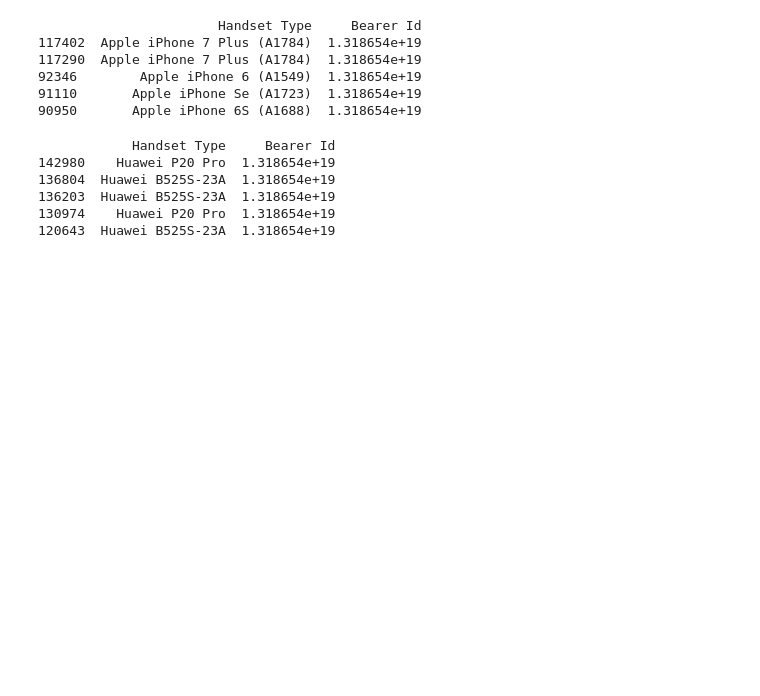
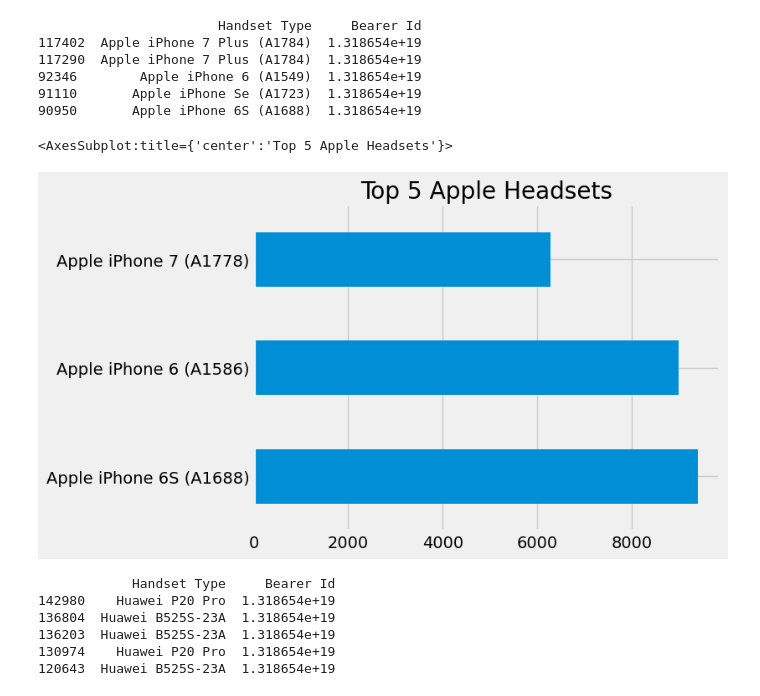
Before and after one commit to nahomHmichael/Telecom-User-Analytics, a Jupyter notebook: notebooks/user_overview_analysis.ipynb, the cells around one changed output. Cells and saved outputs as stored; diff of their text form; code cells hidden in the pictures; blank space fills up the shorter version.

Commit message:
Update: added visualizations to user_overview notebook

```diff
--- a/notebooks/user_overview_analysis.ipynb
+++ b/notebooks/user_overview_analysis.ipynb
@@ -435,6 +435,11 @@ print(handsets_from_apple.head(5))
 92346        Apple iPhone 6 (A1549)  1.318654e+19
 91110       Apple iPhone Se (A1723)  1.318654e+19
 90950       Apple iPhone 6S (A1688)  1.318654e+19
+# %%
+handsets_from_apple['Handset Type'].value_counts()[0:3].plot(kind='barh',title='Top 5 Apple Headsets')
+# %% [output]
+<AxesSubplot:title={'center':'Top 5 Apple Headsets'}>
+[figure, added]
 # %%
 handsets_from_huawei = clean_df.groupby(['Handset Manufacturer']).get_group('Huawei')[['Handset Type','Bearer Id']].sort_values(by='Bearer Id', ascending=False)
 print(handsets_from_huawei.head(5))
```
Also changed, not shown: parts of 14 cells of this notebook.
